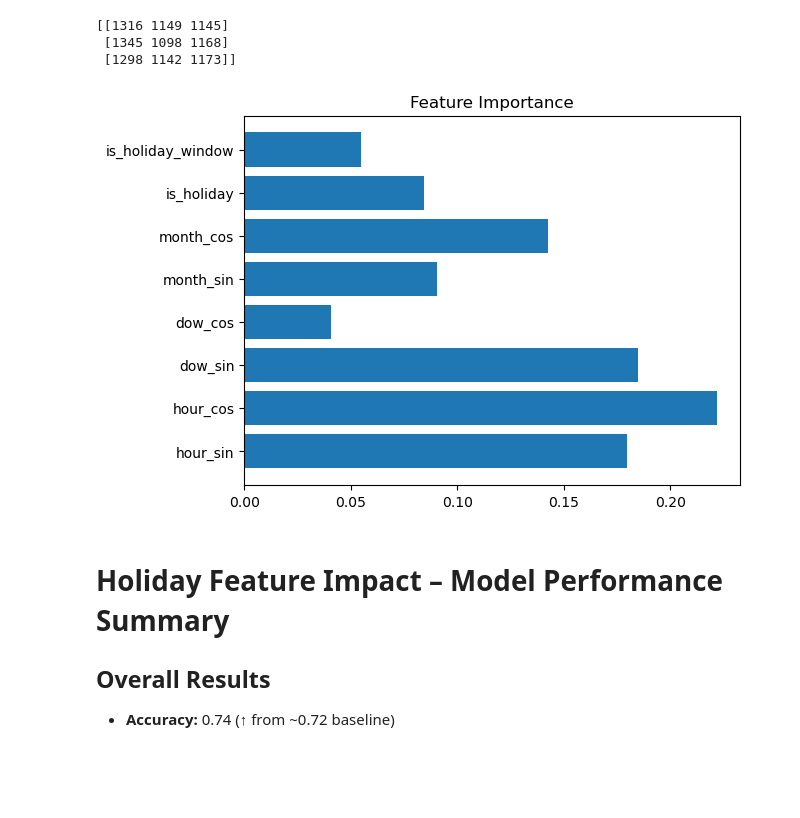
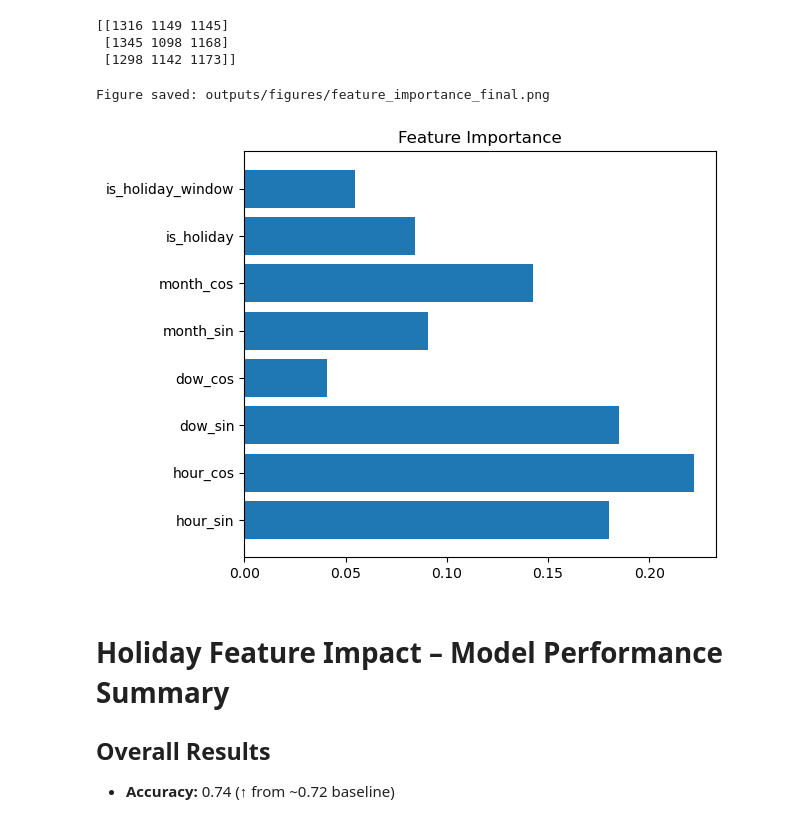
Before and after one commit to FedorSulaev/energy-demand-classifier, a Jupyter notebook: notebooks/07_feature_refinement_and_assumption_testing.ipynb, the cells around one changed output. Saved outputs shown, nothing was run; the diff lists cells and outputs as text; code cells hidden in the pictures; blank space fills up the shorter version.

```diff
--- a/notebooks/07_feature_refinement_and_assumption_testing.ipynb
+++ b/notebooks/07_feature_refinement_and_assumption_testing.ipynb
@@ -259,10 +262,12 @@ print(conf_matrix)
 # %%
 importances = xgb.feature_importances_
 plt.barh(X_train.columns, importances)
 plt.title('Feature Importance')
+savefig("feature_importance_final")
 plt.show()
 # %% [output]
+Figure saved: outputs/figures/feature_importance_final.png
-[figure, old version]
+[figure, new version]
 # %%
 X_train.to_csv(processed_data_dir / "X_train_enhanced.csv", index=False)
 X_val.to_csv(processed_data_dir / "X_val_enhanced.csv", index=False)
```
Also changed, not shown: parts of 3 cells of this notebook, 9 other files.
